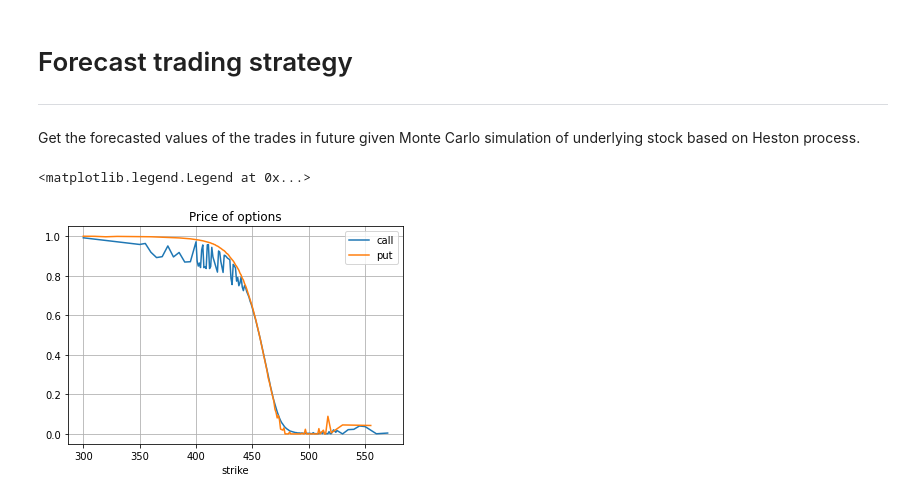
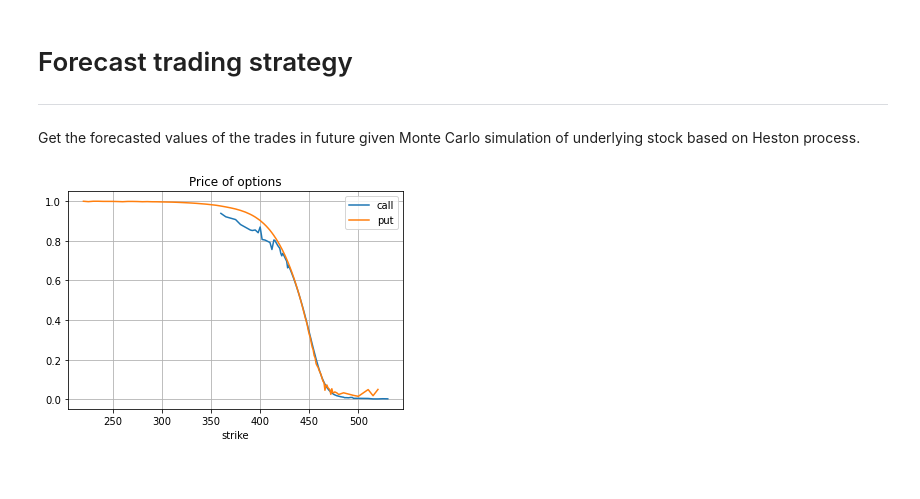
Before and after one commit to sidbannet/stockhealth, a Jupyter notebook: examples/trading-strategy-forecast.ipynb, the cells around one changed output. Cells and saved outputs as stored; diff of their text form; code cells hidden in the pictures.

```diff
--- a/examples/trading-strategy-forecast.ipynb
+++ b/examples/trading-strategy-forecast.ipynb
@@ -25,13 +26,13 @@ mdl = Trends(stock=stock)
 sim_stock = Heston(trained_model=mdl, number_of_days=7)
 # %%
 call_chain = stock.options_chain__(
-    expiry_date=date(2022, 1, 28),
+    expiry_date=date(2022, 2, 28),
     type_of_transaction=TransactionType.call,
     interest_rate=0.01,
     greek_on=True,
 )
 put_chain = stock.options_chain__(
-    expiry_date=date(2022, 1, 28),
+    expiry_date=date(2022, 2, 28),
     type_of_transaction=TransactionType.put,
     interest_rate=0.01,
     greek_on=True,
@@ -39,12 +40,11 @@ put_chain = stock.options_chain__(
 # %%
 chain_property = 'delta'
 axs = call_chain[chain_property].plot(grid=True, label='call')
 put_chain[chain_property].plot(grid=True, ax=axs, label='put')
 axs.set_title('Price of options')
-axs.legend()
+_ = axs.legend()
 # %% [output]
-<matplotlib.legend.Legend at 0x...>
-[figure, old version]
+[figure, new version]
 # %%
 option1 = Bs(
     S=mdl.history['latest close'],
```
Also changed, not shown: parts of 9 cells of this notebook.
